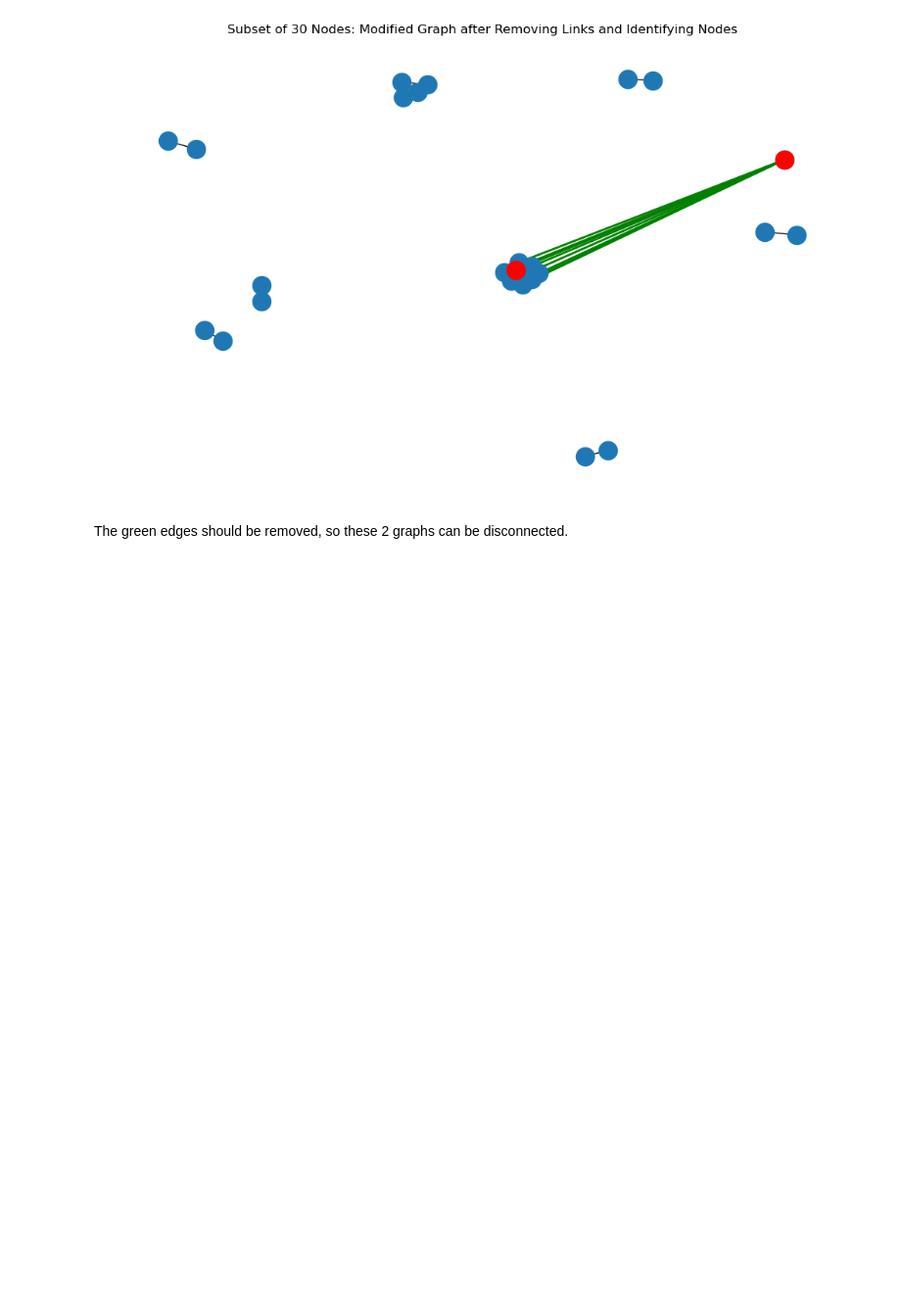
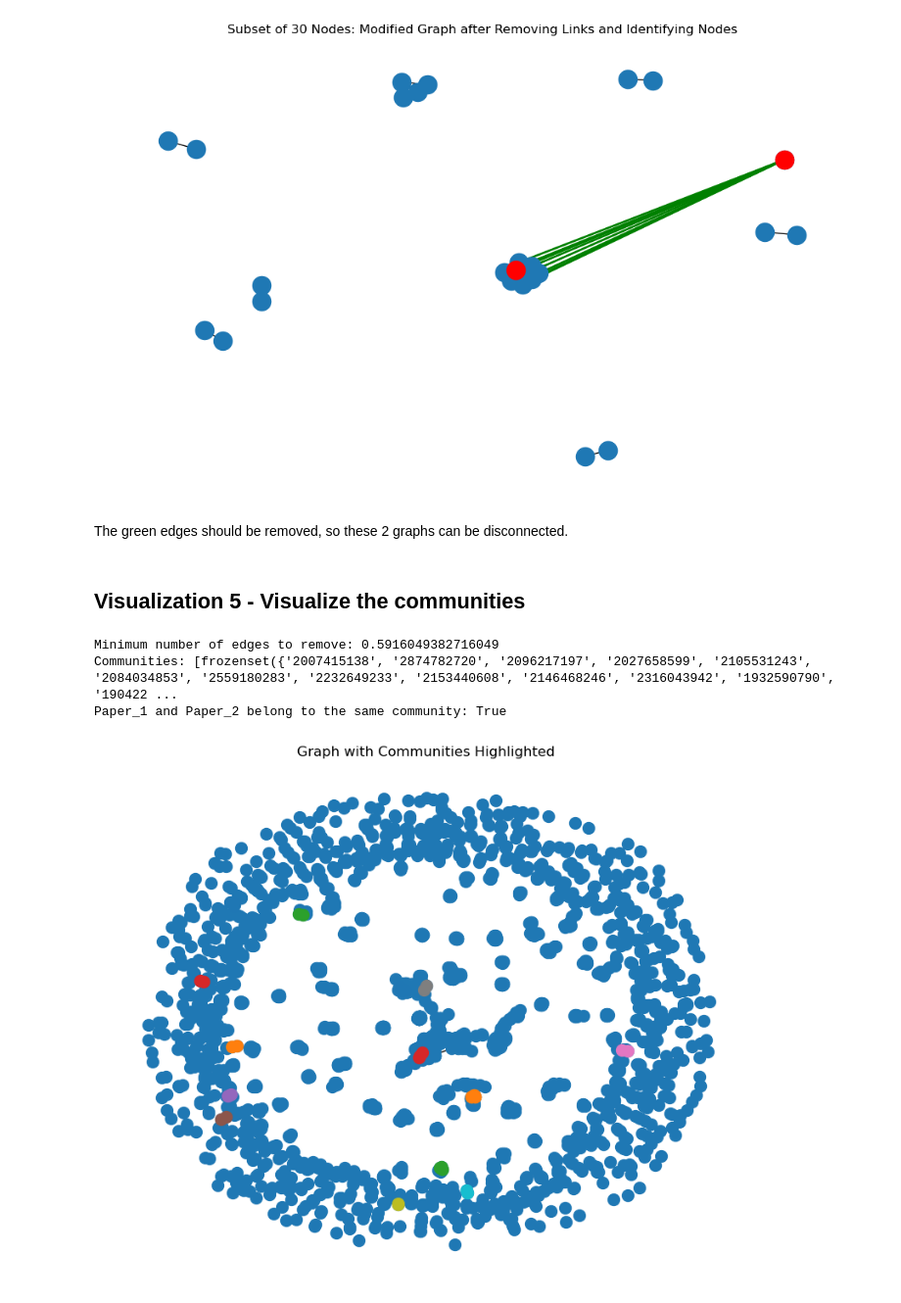
Before and after one commit to armanfeili/ADM-HW5, a Jupyter notebook: notebook 5.ipynb, the cells around one changed output. Shown at 98% size. Drawn from its saved outputs; the diff is of its cells as text; code cells hidden in the pictures; blank space fills up the shorter version.

```diff
--- a/notebook 5.ipynb
+++ b/notebook 5.ipynb
@@ -763,3 +738,5 @@ remove_edges_and_plot_subset(collaboration_graph, subset_nodes, edges_to_remove,
 [figure]
 # %% [markdown]
 The green edges should be removed, so these 2 graphs can be disconnected.
+# %% [markdown]
+## Visualization 5 - Visualize the communities
@@ -765,0 +760,37 @@ The green edges should be removed, so these 2 graphs can be disconnected.
+# %%
+Paper_1 = '2298051088'
+Paper_2 = '2596317628'
+
+result = extract_communities(collaboration_graph, Paper_1, Paper_2)
+
+result_edges, result_communities, papers_same_community, subgraph = result
+
+print("Minimum number of edges to remove:", result_edges)
+print("Communities:", result_communities)
+print(f"Paper_1 and Paper_2 belong to the same community: {papers_same_community}")
+# %% [output]
+Minimum number of edges to remove: 0.5916049382716049
+Communities: [frozenset({'2007415138', '2874782720', '2096217197', '2027658599', '2105531243', '2084034853', '2559180283', '2232649233', '2153440608', '2146468246', '2316043942', '1932590790', '190422 ...
+Paper_1 and Paper_2 belong to the same community: True
+# %%
+
+# Plotting the graph with communities highlighted
+plt.figure(figsize=(10, 8))
+
+pos = nx.spring_layout(collaboration_graph)  # You can choose different layout algorithms
+
+# Draw nodes
+nx.draw_networkx_nodes(collaboration_graph, pos, node_size=100)
+
+# Draw edges
+nx.draw_networkx_edges(collaboration_graph, pos)
+
+# Highlight communities
+for i, community in enumerate(result_communities):
+    nx.draw_networkx_nodes(collaboration_graph, pos, nodelist=list(community), node_color=f"C{i}", node_size=100)
+
+plt.title('Graph with Communities Highlighted')
+plt.axis('off')
+plt.show()
+# %% [output]
+[figure, added]
```
Also changed, not shown: parts of 7 cells of this notebook.
